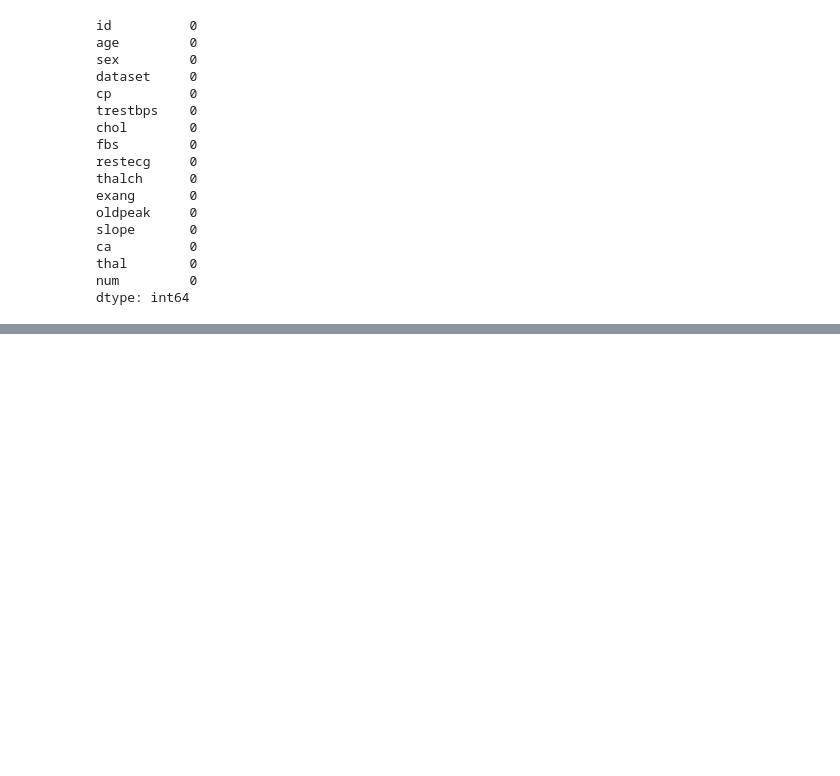
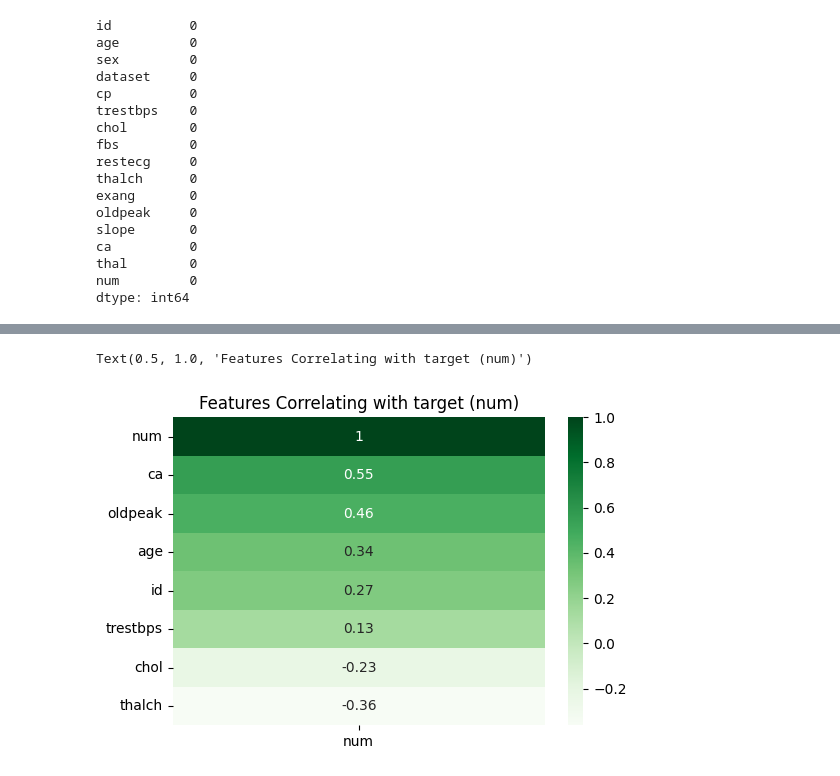
Before and after one commit to Aminul667/heart_disease_prediction, a Jupyter notebook: assignment2.ipynb, the cells around one changed output, grey strips where cells are left out. Saved outputs shown, nothing was run; the diff lists cells and outputs as text; code cells hidden in the pictures; blank space fills up the shorter version.

```diff
--- a/assignment2.ipynb
+++ b/assignment2.ipynb
@@ -323,0 +344,7 @@ dtype: int64
+# %%
+plt.figure(figsize=(6, 4))
+heatmap = sns.heatmap(corr[["num"]].sort_values(by="num", ascending=False), annot=True, cmap="Greens")
+heatmap.set_title("Features Correlating with target (num)", fontdict={"fontsize":12}, pad=6)
+# %% [output]
+Text(0.5, 1.0, 'Features Correlating with target (num)')
+[figure, added]
```
Also changed, not shown: parts of 7 cells of this notebook.
